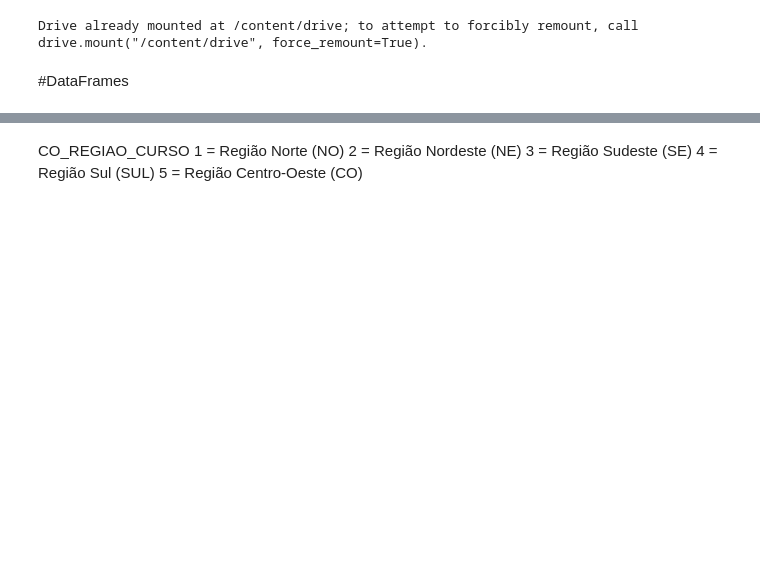
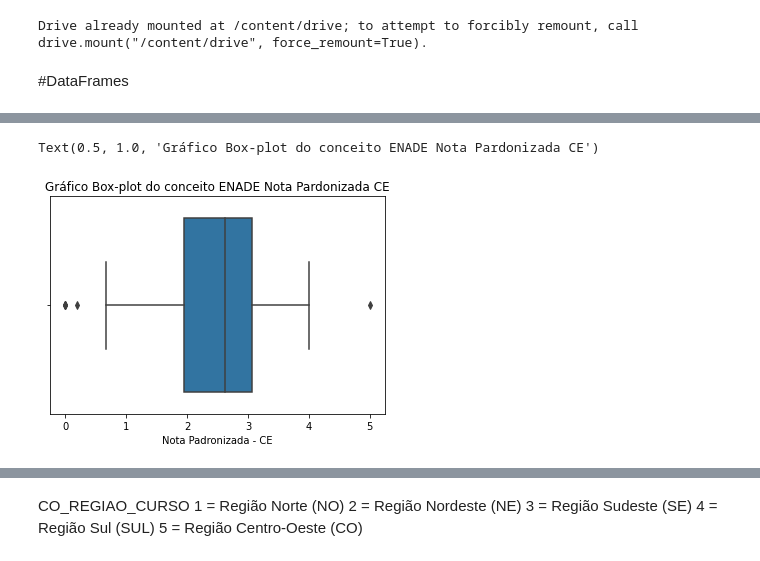
Before and after one commit to franklinperseuDS/TrabalhoModulo03, a Jupyter notebook: trabalhoEstatistica.ipynb, the cells around one changed output, grey strips where cells are left out. Cells and saved outputs as stored; diff of their text form; code cells hidden in the pictures; blank space fills up the shorter version.

Commit message:
adição do dataframe tratado com apenas as colunas, alguns gráficos e algumas médias

```diff
--- a/trabalhoEstatistica.ipynb
+++ b/trabalhoEstatistica.ipynb
@@ -39,3 +44,0 @@ Index(['Ano', 'Código da IES', 'Nome da IES', 'Sigla da IES',
-# %%
-
-dfConceito = dfConceito.rename(columns={'Código do Curso': 'CodCurso'})
@@ -56,0 +61,6 @@ Index(['DS_VT_ACE_OFG', 'DS_VT_ESC_OCE', 'DS_VT_ACE_OCE', 'TP_PRES',
+# %%
+dfMedicinaC = dfConceito[dfConceito['Área de Enquadramento'] == 'MEDICINA'][['Código da Área','Código da IES','Sigla da IES','Município do Curso', 'Sigla da UF','Concluintes Inscritos', 'Concluintes Participantes','Nota Padronizada - FG','Nota Padronizada - CE','Conceito Enade (Contínuo)','Conceito Enade (Faixa)']]
+# %%
+dfMedicinaC['Conceito Enade (Faixa)'] = dfMedicinaC['Conceito Enade (Faixa)'].astype(int)
+# %%
+dfMedicinaC = dfMedicinaC.reset_index()
@@ -56,0 +108,5 @@ Index(['DS_VT_ACE_OFG', 'DS_VT_ESC_OCE', 'DS_VT_ACE_OCE', 'TP_PRES',
+# %%
+se.boxplot(dfMedicinaC['Nota Padronizada - CE']).set_title('Gráfico Box-plot do conceito ENADE Nota Pardonizada CE')
+# %% [output]
+Text(0.5, 1.0, 'Gráfico Box-plot do conceito ENADE Nota Pardonizada CE')
+[figure, added]
```
Also changed, not shown: parts of 34 cells of this notebook.
